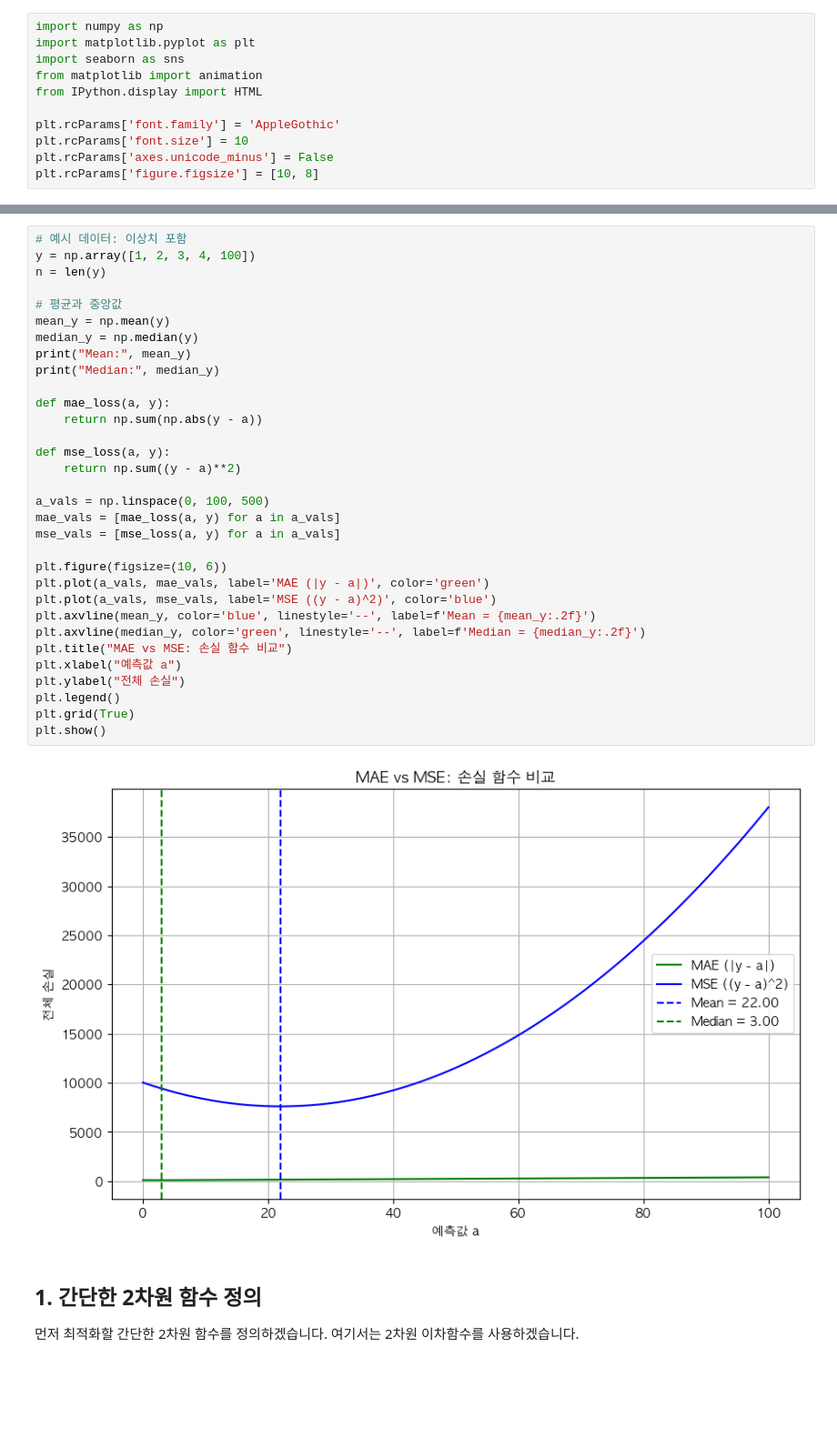
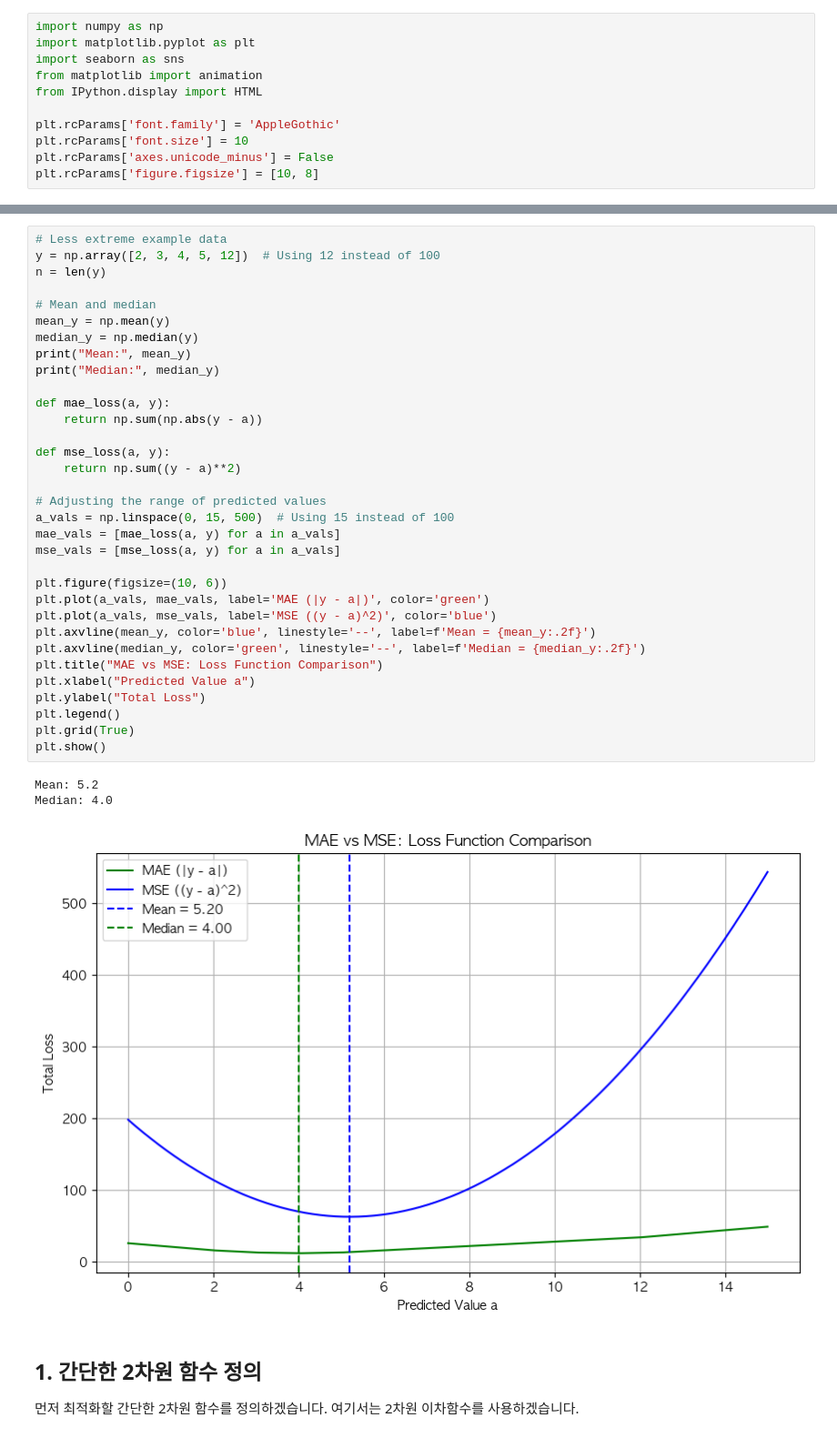
Before and after one commit to dkim949/algorithms-from-scratch, a Jupyter notebook: notebooks/prj99_optimization.ipynb, the cells around one changed output, grey strips where cells are left out. Shown at 91% size. Drawn from its saved outputs; the diff is of its cells as text; blank space fills up the shorter version.

```diff
--- a/notebooks/prj99_optimization.ipynb
+++ b/notebooks/prj99_optimization.ipynb
@@ -16,37 +40,40 @@ plt.rcParams['figure.figsize'] = [10, 8]
 # %%
-# 예시 데이터: 이상치 포함
-y = np.array([1, 2, 3, 4, 100])
+# Less extreme example data
+y = np.array([2, 3, 4, 5, 12])  # Using 12 instead of 100
 n = len(y)
 
-# 평균과 중앙값
+# Mean and median
 mean_y = np.mean(y)
 median_y = np.median(y)
 print("Mean:", mean_y)
 print("Median:", median_y)
 
 def mae_loss(a, y):
     return np.sum(np.abs(y - a))
 
 def mse_loss(a, y):
     return np.sum((y - a)**2)
 
-a_vals = np.linspace(0, 100, 500)
+# Adjusting the range of predicted values
+a_vals = np.linspace(0, 15, 500)  # Using 15 instead of 100
 mae_vals = [mae_loss(a, y) for a in a_vals]
 mse_vals = [mse_loss(a, y) for a in a_vals]
 
 plt.figure(figsize=(10, 6))
 plt.plot(a_vals, mae_vals, label='MAE (|y - a|)', color='green')
 plt.plot(a_vals, mse_vals, label='MSE ((y - a)^2)', color='blue')
 plt.axvline(mean_y, color='blue', linestyle='--', label=f'Mean = {mean_y:.2f}')
 plt.axvline(median_y, color='green', linestyle='--', label=f'Median = {median_y:.2f}')
-plt.title("MAE vs MSE: 손실 함수 비교")
-plt.xlabel("예측값 a")
-plt.ylabel("전체 손실")
+plt.title("MAE vs MSE: Loss Function Comparison")
+plt.xlabel("Predicted Value a")
+plt.ylabel("Total Loss")
 plt.legend()
 plt.grid(True)
 plt.show()
 # %% [output]
+Mean: 5.2
+Median: 4.0
-[figure, old version]
+[figure, new version]
 # %% [markdown]
 ## 1. 간단한 2차원 함수 정의
 
```
Also changed, not shown: parts of 1 cell of this notebook.
